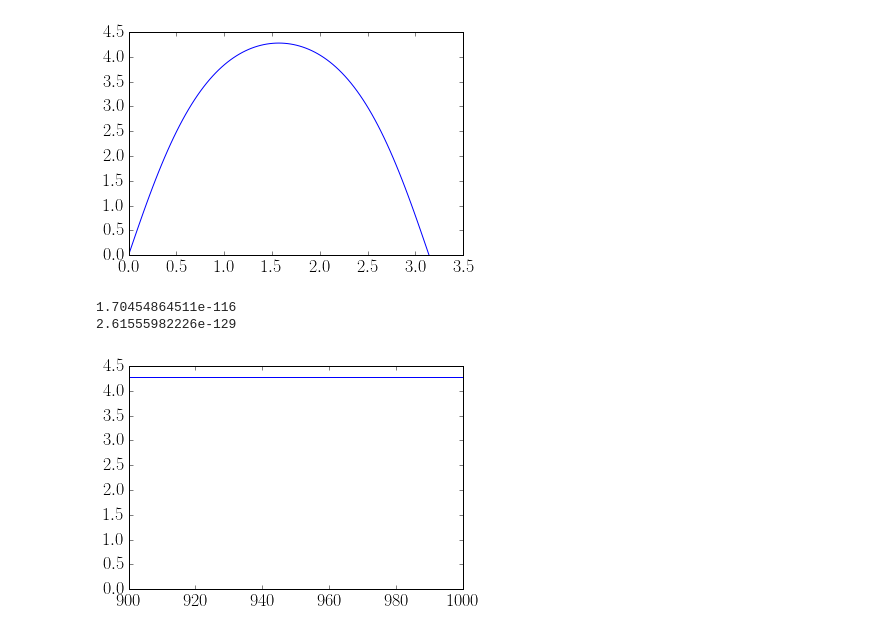
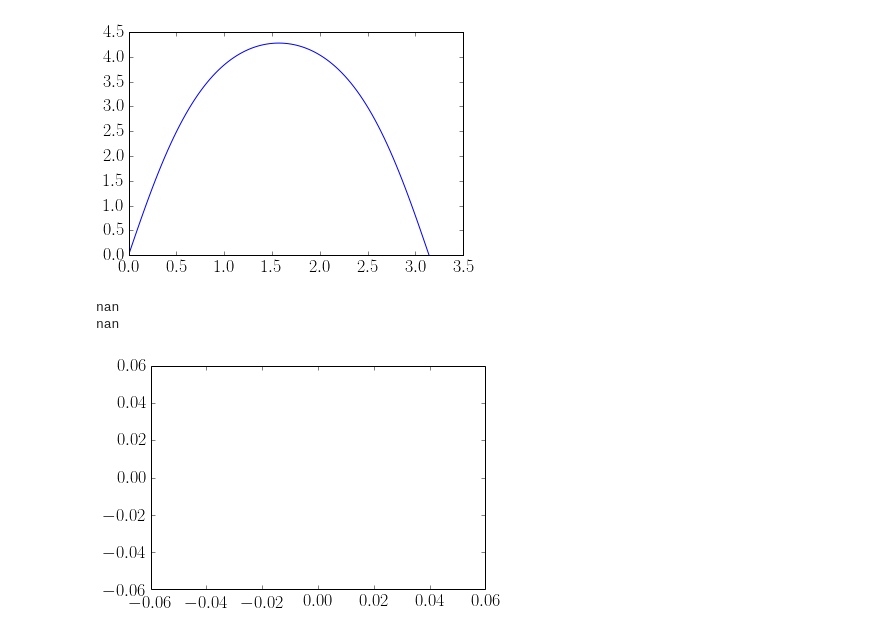
Before and after one commit to reand705/reac_diff, a Jupyter notebook: Dif_Fin_BackwardEuler.ipynb, the cells around one changed output. Saved outputs shown, nothing was run; the diff lists cells and outputs as text; code cells hidden in the pictures.

```diff
--- a/Dif_Fin_BackwardEuler.ipynb
+++ b/Dif_Fin_BackwardEuler.ipynb
@@ -163,16 +173,16 @@ plt.plot(x,v[:,-100])
 # %%
 #testes isolados (plot no tempo)
 t = np.linspace(0,Tmax,N)
-sol = np.load('Dif_Fin_BackwardEuler_dp=%.3f,dn=%.3f.npy' % (0.050,0.100))
+sol = np.load('Dif_Fin_BackwardEuler_dp=%.3f,dn=%.3f.npy' % (0.050,0.040))
 u = sol[0,:,:]
 v = sol[1,:,:]
 plt.plot(t[-1000:],u[M/2,-1000:])
 plt.plot(t[-1000:],v[M/2,-1000:])
 print(np.max(v[M/2,-1000:]))
 print(np.min(v[M/2,-1000:]))
 # %% [output]
-1.70454864511e-116
-2.61555982226e-129
+nan
+nan
-[figure, old version]
+[figure, new version]
 # %%
 #Faça para vários dp, dn
```
Also changed, not shown: parts of 6 cells of this notebook, 1 other file.
